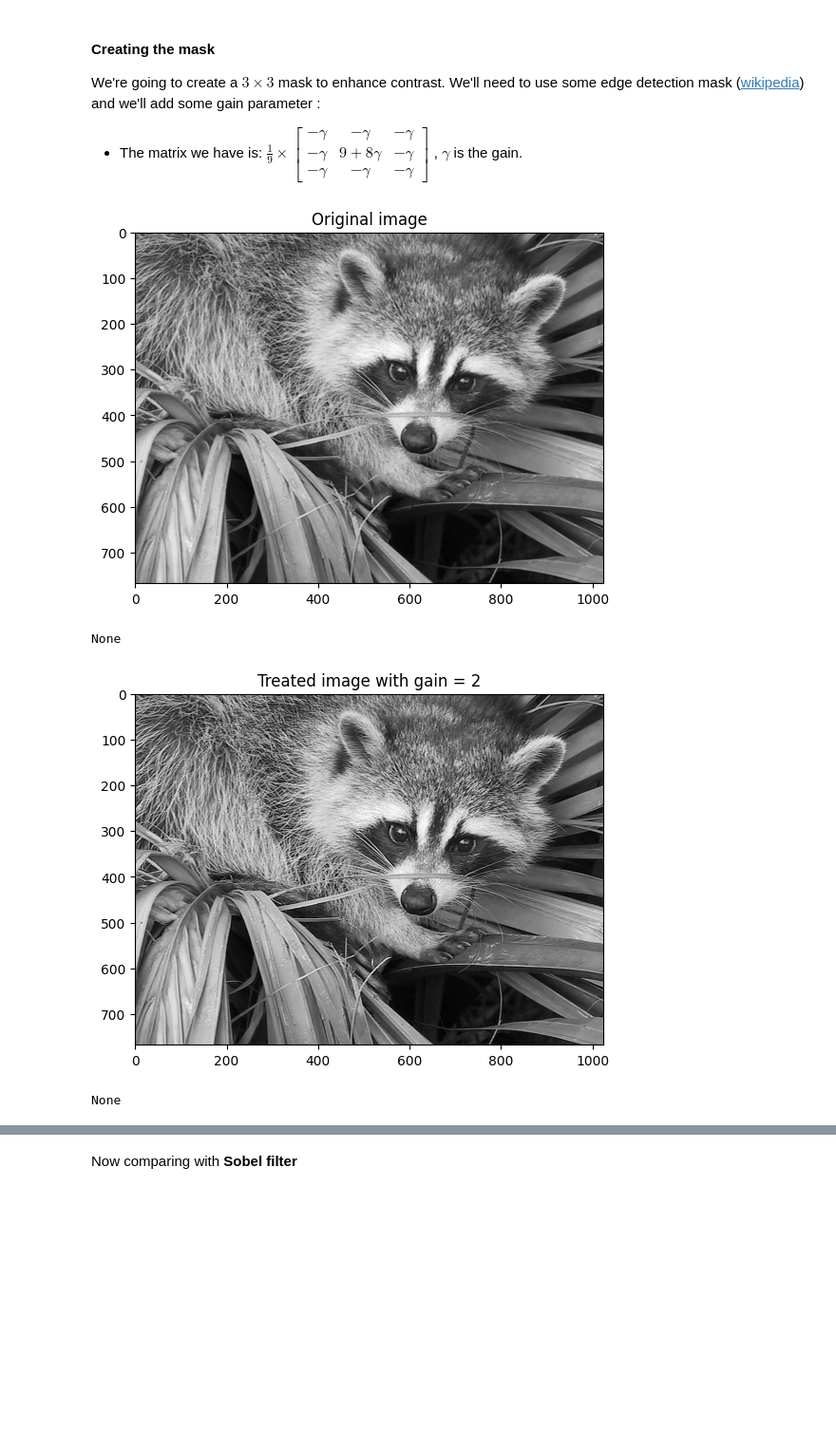
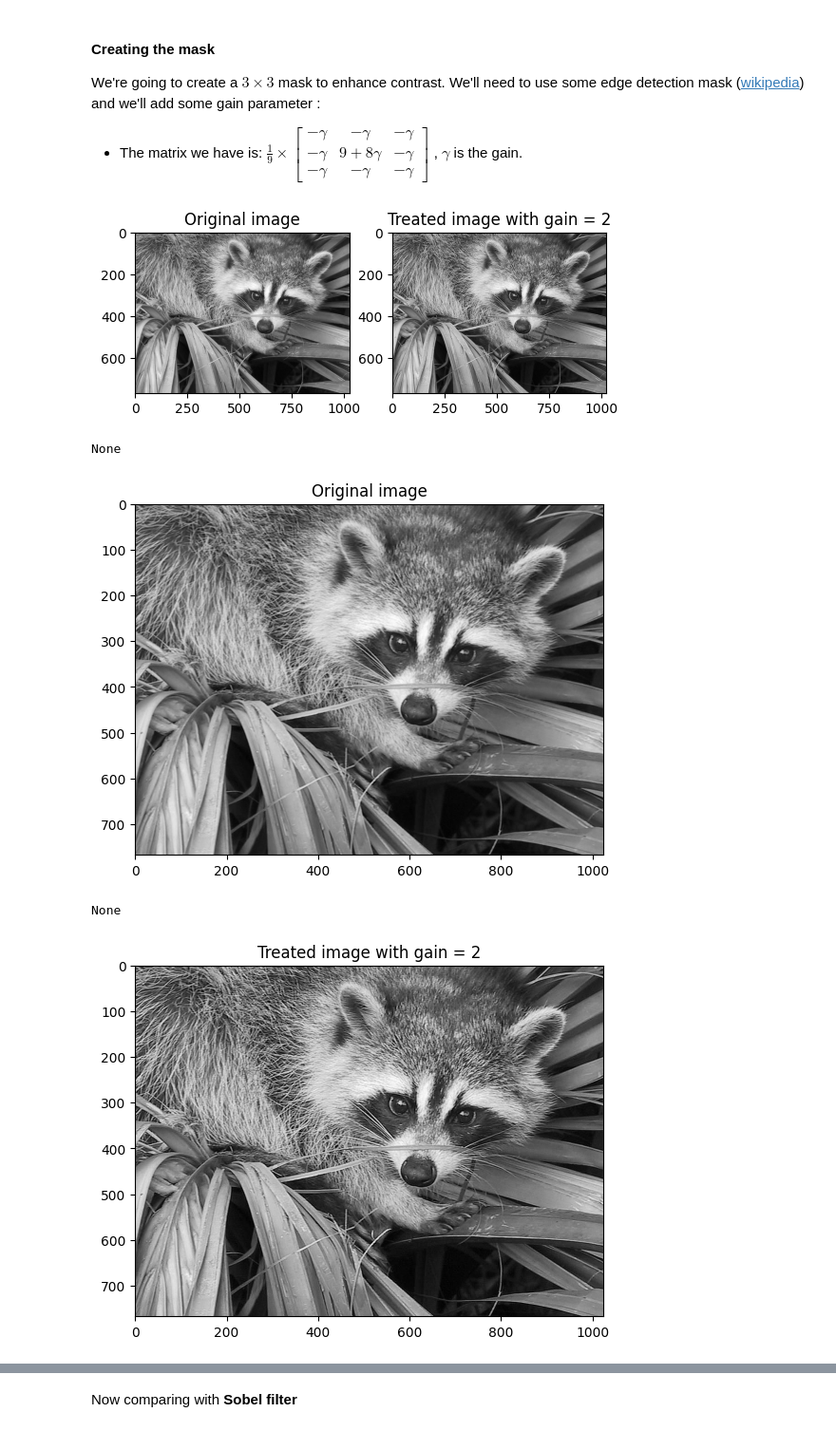
Before and after one commit to kilaposhi/sensor_class, a Jupyter notebook: image_treatment.ipynb, the cells around one changed output, grey strips where cells are left out. Shown at 95% size. Drawn from its saved outputs; the diff is of its cells as text; code cells hidden in the pictures; blank space fills up the shorter version.

```diff
--- a/image_treatment.ipynb
+++ b/image_treatment.ipynb
@@ -187,37 +187,47 @@ We're going to create a $3\times 3$ mask to enhance contrast.
 We'll need to use some edge detection mask ([wikipedia](https://en.wikipedia.org/wiki/Kernel_(image_processing))) and we'll add some gain parameter :
 - The matrix we have is: $ \frac{1}{9} \times \begin{bmatrix} -\gamma &-\gamma &-\gamma \\ -\gamma & 9+8\gamma &-\gamma  \\-\gamma & -\gamma &-\gamma \end{bmatrix}$   , $\gamma$ is the gain.
 # %%
+import copy
+
 LENGTH_FILTER: int = 3
 GAIN: float = 2
 
 def create_convolve_filter(length: int, gain: float):
     number_pixels = length * length
     middle = int(  length // 2  )
     filter = np.zeros( shape=(length, length) )
     filter[middle][middle] = number_pixels + gain * number_pixels
     filter -= gain
     filter = filter / 9
     return filter
 
+def remove_aberrant_value(gray_image):
+    temp = copy.deepcopy(gray_image)
+    temp [ temp < 0 ] = 0
+    temp [ temp > 255 ] = 255
+    return temp
+
 filter = create_convolve_filter(LENGTH_FILTER, GAIN)
 treated_image = scipy.ndimage.convolve(image, filter)
-treated_image[ treated_image < 0 ] = 0
-treated_image[ treated_image > 255 ] = 255
+treated_image = remove_aberrant_value(treated_image)
 
-# fig, (ax1, ax2) = plt.subplots(1, 2)
-# ax1.imshow(image, cmap='gray')
-# ax1.set_title("Original image")
-# ax2.imshow(treated_image, cmap='gray')
-# ax2.set_title(f"Treated image with gain = {GAIN}")
+fig, (ax1, ax2) = plt.subplots(1, 2)
+ax1.imshow(image, cmap='gray')
+ax1.set_title("Original image")
+ax2.imshow(treated_image, cmap='gray')
+ax2.set_title(f"Treated image with gain = {GAIN}")
+display(plt.show())
+
 plt.imshow(image, cmap='gray')
 plt.title("Original image")
 display(plt.show())
 
 plt.imshow(treated_image, cmap='gray')
 plt.title(f"Treated image with gain = {GAIN}")
 display(plt.show())
 # %% [output]
-[figure, old version]
+[figure, new version]
 None
-[figure, old version]
+[figure, new version]
 None
+[figure, added]
```
Also changed, not shown: parts of 3 cells of this notebook.
